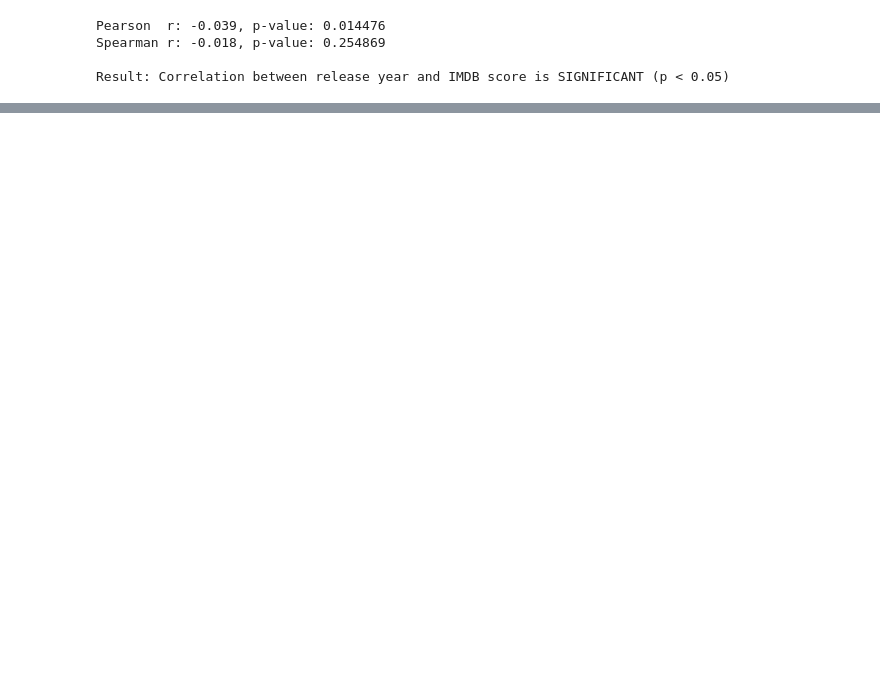
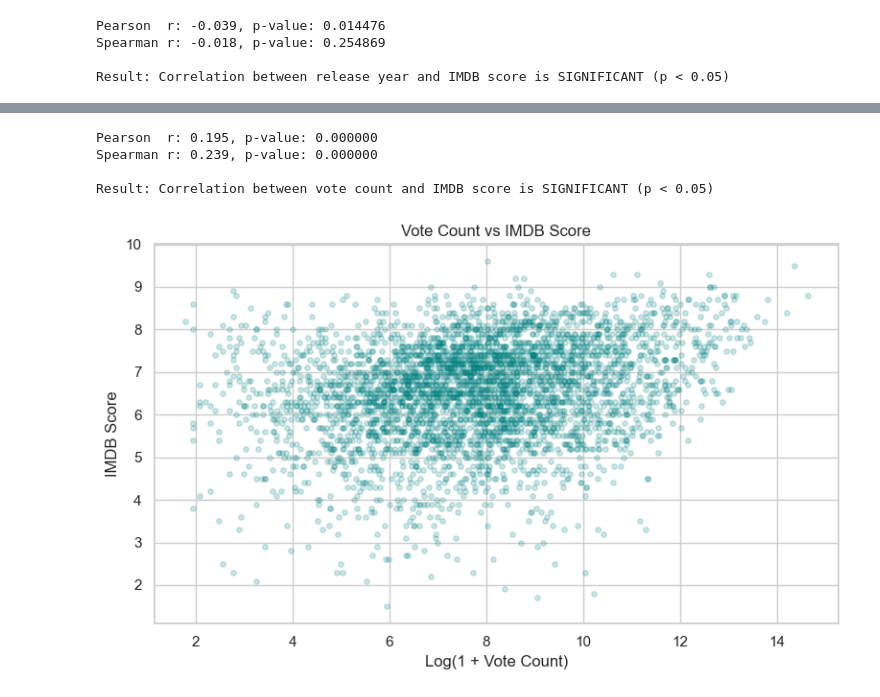
Before and after one commit to elif-aksy/netflix-success-prediction-dsa210termproject, a Jupyter notebook: notebooks/eda.ipynb, the cells around one changed output, grey strips where cells are left out. Drawn from its saved outputs; the diff is of its cells as text; code cells hidden in the pictures; blank space fills up the shorter version.

```diff
--- a/notebooks/eda.ipynb
+++ b/notebooks/eda.ipynb
@@ -349,0 +464,30 @@ Result: Correlation between release year and IMDB score is SIGNIFICANT (p < 0.05
+# %%
+from scipy.stats import pearsonr, spearmanr
+
+clean_votes = df[['imdb_votes', 'imdb_score']].dropna()
+
+pearson_r, pearson_p = pearsonr(clean_votes['imdb_votes'], clean_votes['imdb_score'])
+spearman_r, spearman_p = spearmanr(clean_votes['imdb_votes'], clean_votes['imdb_score'])
+
+print(f"Pearson  r: {pearson_r:.3f}, p-value: {pearson_p:.6f}")
+print(f"Spearman r: {spearman_r:.3f}, p-value: {spearman_p:.6f}")
+
+if pearson_p < 0.05:
+    print("\nResult: Correlation between vote count and IMDB score is SIGNIFICANT (p < 0.05)")
+else:
+    print("\nResult: Correlation is NOT SIGNIFICANT (p >= 0.05)")
+
+# scatter plot: log vote count vs IMDB score
+plt.figure(figsize=(8, 5))
+plt.scatter(np.log1p(df['imdb_votes']), df['imdb_score'], alpha=0.2, color='teal', s=15)
+plt.xlabel('Log(1 + Vote Count)')
+plt.ylabel('IMDB Score')
+plt.title('Vote Count vs IMDB Score')
+plt.tight_layout()
+plt.show()
+# %% [output]
+Pearson  r: 0.195, p-value: 0.000000
+Spearman r: 0.239, p-value: 0.000000
+
+Result: Correlation between vote count and IMDB score is SIGNIFICANT (p < 0.05)
+[figure, added]
```
Also changed, not shown: parts of 26 cells of this notebook.
